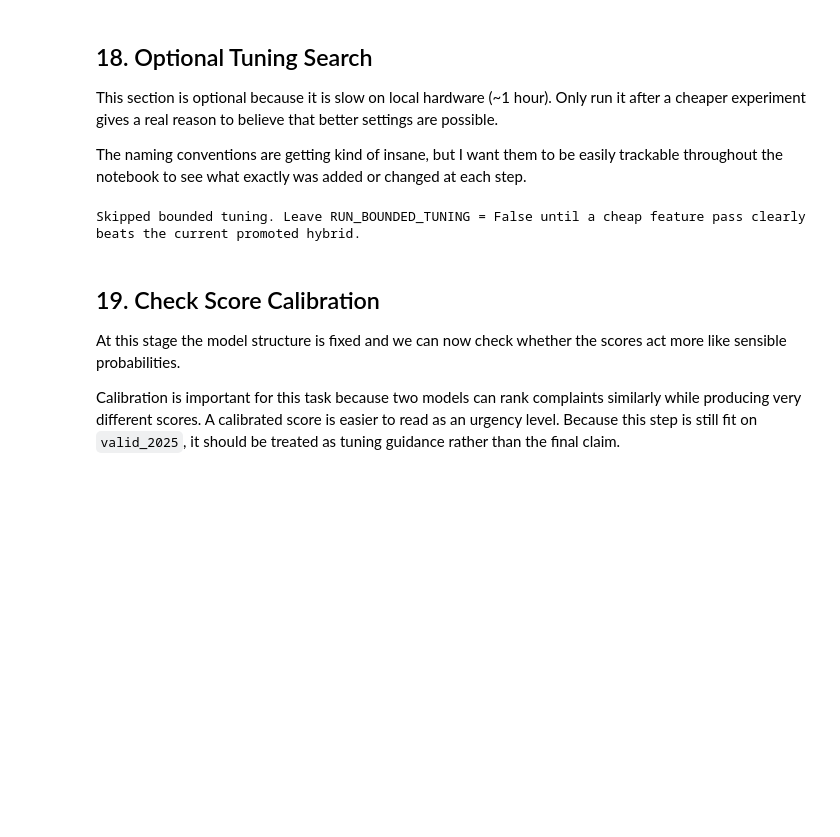
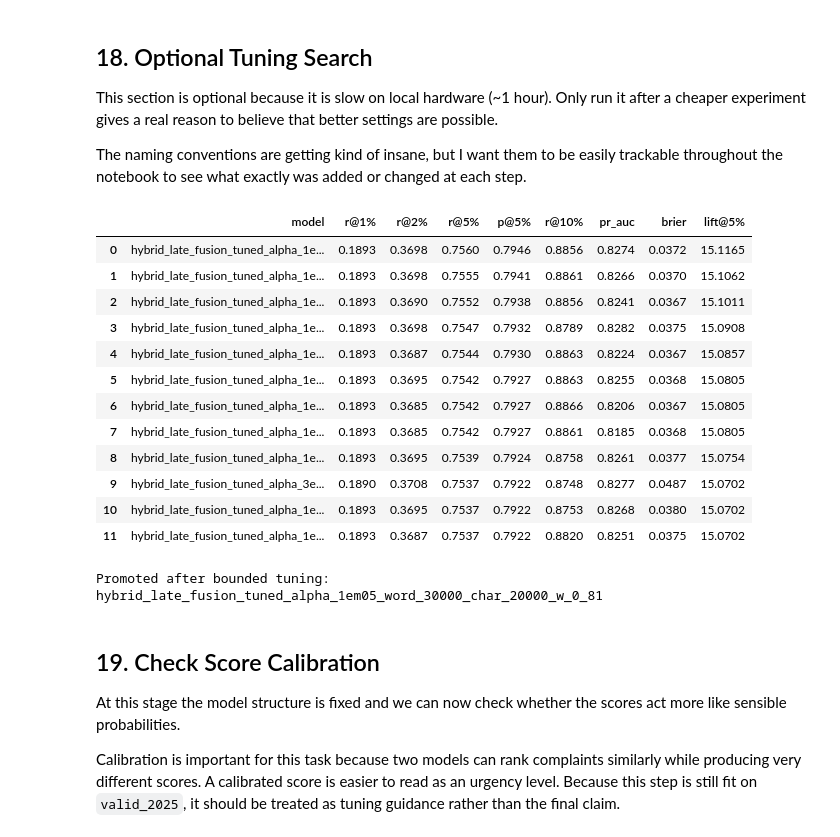
Before and after one commit to DavisM1212/NHTSA-ODI-Complaint-Analytics, a Jupyter notebook: notebooks/Severity_Ranking_Framework.ipynb, the cells around one changed output. Cells and saved outputs as stored; diff of their text form; code cells hidden in the pictures; blank space fills up the shorter version.

```diff
--- a/notebooks/Severity_Ranking_Framework.ipynb
+++ b/notebooks/Severity_Ranking_Framework.ipynb
@@ -2012,7 +2062,8 @@ This section is optional because it is slow on local hardware (~1 hour). Only ru
 
 The naming conventions are getting kind of insane, but I want them to be easily trackable throughout the notebook to see what exactly was added or changed at each step.
 # %%
-RUN_BOUNDED_TUNING = False
+# Leave the expensive search off by default and only turn it on after a cheap win
+RUN_BOUNDED_TUNING = True
 alpha_grid = [3e-6, 1e-5, 3e-5, 1e-4]
 word_feature_grid = [20000, 30000]
 char_feature_grid = [10000, 20000]
@@ -2037,6 +2088,7 @@ else:
     structured_feature_block = 'core_plus_top_component_groups' if uses_component_groups else 'core_structured'
     structured_matrix_bundle_current = get_structured_matrix_bundle(uses_component_groups)
 
+    # Late fusion can tune the structured branch, text branch, and blend weight separately
     if promoted_hybrid_state['architecture'] == 'late_fusion':
         structured_state_cache = {}
         base_weight = float(promoted_hybrid_state['settings']['weight'])
@@ -2046,6 +2098,7 @@ else:
         })
 
         for alpha in alpha_grid:
+            # Cache the structured refit so each alpha only pays that cost once
             if alpha not in structured_state_cache:
                 structured_state_name = f"structured_tuned_{'component_groups' if uses_component_groups else 'core'}_alpha_{alpha_label(alpha)}"
                 structured_state_cache[alpha] = fit_linear_candidate_from_matrices(
@@ -2117,34 +2170,47 @@ else:
                         y_valid,
                         y_holdout,
                         stop_words_label=text_settings['stop_words_label'],
                         clean_mode=text_settings['clean_mode'],
                         word_max_features=word_max_features,
                         char_max_features=char_max_features,
                         domain_cleanup=text_settings['domain_cleanup'],
                         error_cleanup=text_settings['error_cleanup'],
                         alpha=alpha,
                         settings={
                             'feature_block': structured_feature_block,
                             'uses_cohort_history': False,
                             'uses_component_groups': uses_component_groups
                         }
                     )
                     tuned_candidate_names.append(tuned_state['name'])
 
     tuned_selection, tuned_winner = choose_between_candidates(
         tuned_candidate_names,
         current_name=promoted_hybrid_state['name']
     )
     tuned_lookup = {
         state['name']: state
         for state in state_registry.values()
         if state['name'] in tuned_selection['model'].values
     }
 
     display(compact_candidate_view(tuned_selection, max_rows=12))
     promoted_hybrid_state = update_promoted_state(promoted_hybrid_state, tuned_winner, tuned_lookup, 'bounded tuning')
 # %% [output]
+|  | model | r@1% | r@2% | r@5% | p@5% | r@10% | pr_auc | brier | lift@5% |
+| 0 | hybrid_late_fusion_tuned_alpha_1e... | 0.1893 | 0.3698 | 0.7560 | 0.7946 | 0.8856 | 0.8274 | 0.0372 | 15.1165 |
+| 1 | hybrid_late_fusion_tuned_alpha_1e... | 0.1893 | 0.3698 | 0.7555 | 0.7941 | 0.8861 | 0.8266 | 0.0370 | 15.1062 |
+| 2 | hybrid_late_fusion_tuned_alpha_1e... | 0.1893 | 0.3690 | 0.7552 | 0.7938 | 0.8856 | 0.8241 | 0.0367 | 15.1011 |
+| 3 | hybrid_late_fusion_tuned_alpha_1e... | 0.1893 | 0.3698 | 0.7547 | 0.7932 | 0.8789 | 0.8282 | 0.0375 | 15.0908 |
+| 4 | hybrid_late_fusion_tuned_alpha_1e... | 0.1893 | 0.3687 | 0.7544 | 0.7930 | 0.8863 | 0.8224 | 0.0367 | 15.0857 |
+| 5 | hybrid_late_fusion_tuned_alpha_1e... | 0.1893 | 0.3695 | 0.7542 | 0.7927 | 0.8863 | 0.8255 | 0.0368 | 15.0805 |
+| 6 | hybrid_late_fusion_tuned_alpha_1e... | 0.1893 | 0.3685 | 0.7542 | 0.7927 | 0.8866 | 0.8206 | 0.0367 | 15.0805 |
+| 7 | hybrid_late_fusion_tuned_alpha_1e... | 0.1893 | 0.3685 | 0.7542 | 0.7927 | 0.8861 | 0.8185 | 0.0368 | 15.0805 |
+| 8 | hybrid_late_fusion_tuned_alpha_1e... | 0.1893 | 0.3695 | 0.7539 | 0.7924 | 0.8758 | 0.8261 | 0.0377 | 15.0754 |
+| 9 | hybrid_late_fusion_tuned_alpha_3e... | 0.1890 | 0.3708 | 0.7537 | 0.7922 | 0.8748 | 0.8277 | 0.0487 | 15.0702 |
+| 10 | hybrid_late_fusion_tuned_alpha_1e... | 0.1893 | 0.3695 | 0.7537 | 0.7922 | 0.8753 | 0.8268 | 0.0380 | 15.0702 |
+| 11 | hybrid_late_fusion_tuned_alpha_1e... | 0.1893 | 0.3687 | 0.7537 | 0.7922 | 0.8820 | 0.8251 | 0.0375 | 15.0702 |
-Skipped bounded tuning. Leave RUN_BOUNDED_TUNING = False until a cheap feature pass clearly beats the current promoted hybrid.
+Promoted after bounded tuning: hybrid_late_fusion_tuned_alpha_1em05_word_30000_char_20000_w_0_81
 # %% [markdown]
 ## 19. Check Score Calibration
 
```
Also changed, not shown: parts of 22 cells of this notebook.
